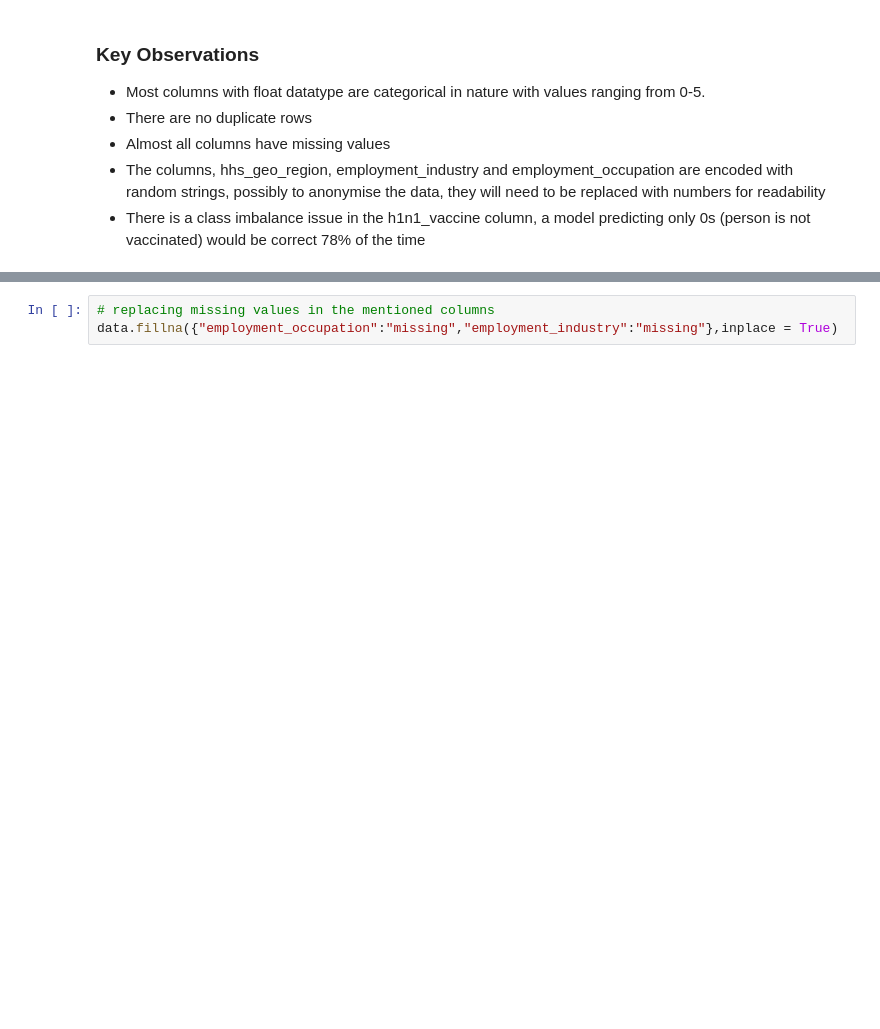
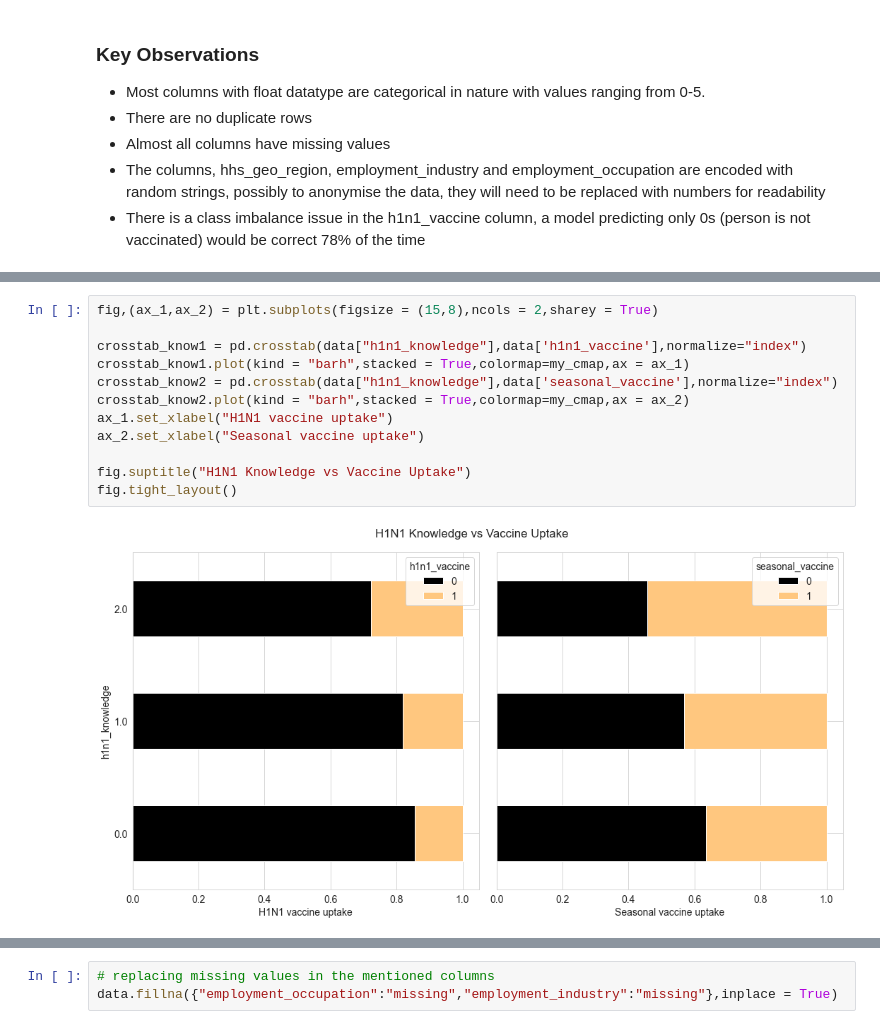
Before and after one commit to ngili/Predicting-H1N1-and-Seasonal-Flu-Vaccinations, a Jupyter notebook: analysis.ipynb, the cells around one changed output, grey strips where cells are left out. Cells and saved outputs as stored; diff of their text form; blank space fills up the shorter version.

```diff
--- a/analysis.ipynb
+++ b/analysis.ipynb
@@ -314,0 +275,14 @@ sns.countplot(y = data.h1n1_concern,hue = data.h1n1_vaccine,palette="copper",ori
+# %%
+fig,(ax_1,ax_2) = plt.subplots(figsize = (15,8),ncols = 2,sharey = True)
+
+crosstab_know1 = pd.crosstab(data["h1n1_knowledge"],data['h1n1_vaccine'],normalize="index")
+crosstab_know1.plot(kind = "barh",stacked = True,colormap=my_cmap,ax = ax_1)
+crosstab_know2 = pd.crosstab(data["h1n1_knowledge"],data['seasonal_vaccine'],normalize="index")
+crosstab_know2.plot(kind = "barh",stacked = True,colormap=my_cmap,ax = ax_2)
+ax_1.set_xlabel("H1N1 vaccine uptake")
+ax_2.set_xlabel("Seasonal vaccine uptake")
+
+fig.suptitle("H1N1 Knowledge vs Vaccine Uptake")
+fig.tight_layout()
+# %% [output]
+[figure, added]
```
Also changed, not shown: parts of 27 cells of this notebook.
